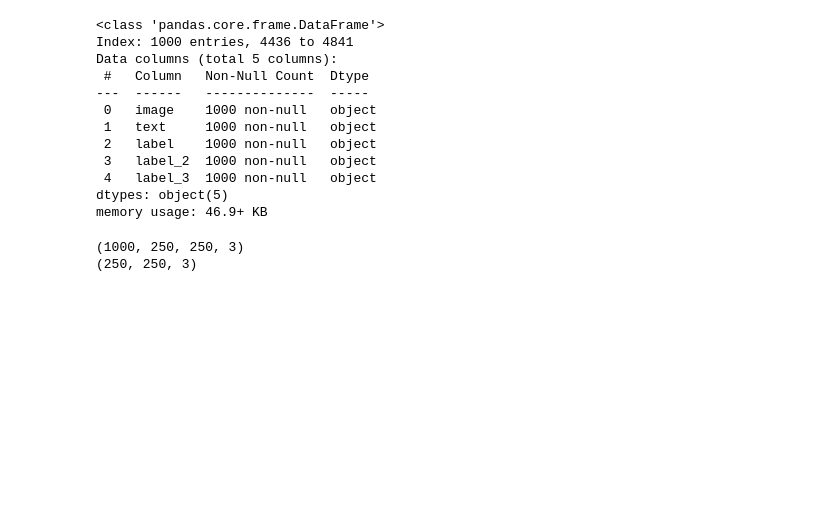
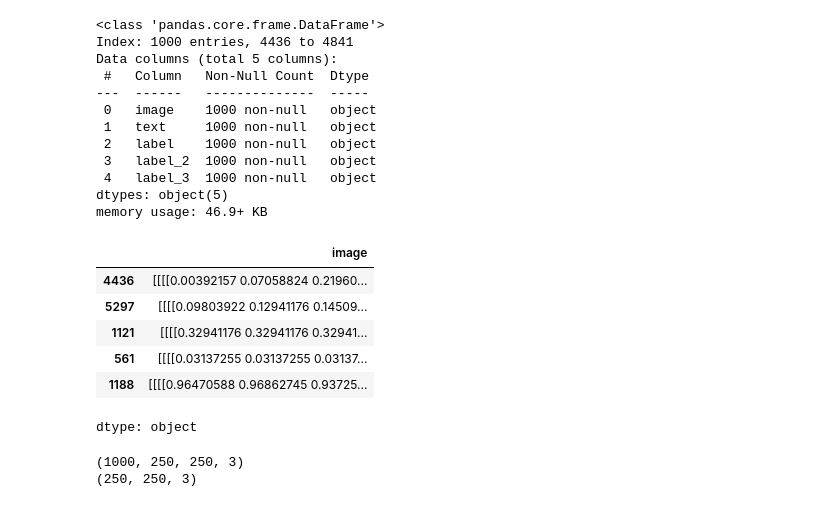
Before and after one commit to sellerstx1982/multimodal_damage_identification, a Jupyter notebook: 2currentcode.ipynb, the cells around one changed output. Saved outputs shown, nothing was run; the diff lists cells and outputs as text; code cells hidden in the pictures; blank space fills up the shorter version.

```diff
--- a/2currentcode.ipynb
+++ b/2currentcode.ipynb
@@ -341,6 +341,16 @@ Data columns (total 5 columns):
  4   label_3  1000 non-null   object
 dtypes: object(5)
 memory usage: 46.9+ KB
+# %%
+df['image'].head()
+# %% [output]
+|  | image |
+| 4436 | [[[[0.00392157 0.07058824 0.21960... |
+| 5297 | [[[[0.09803922 0.12941176 0.14509... |
+| 1121 | [[[[0.32941176 0.32941176 0.32941... |
+| 561 | [[[[0.03137255 0.03137255 0.03137... |
+| 1188 | [[[[0.96470588 0.96862745 0.93725... |
+dtype: object
 # %%
 X_image = df['image']
 X_text = df['text']
```
Also changed, not shown: parts of 23 cells of this notebook.
